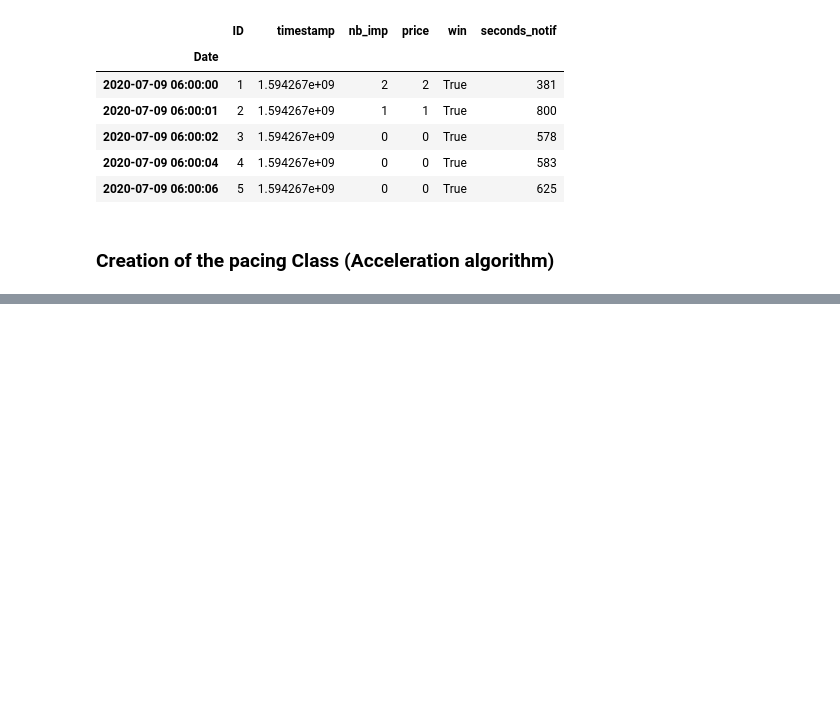
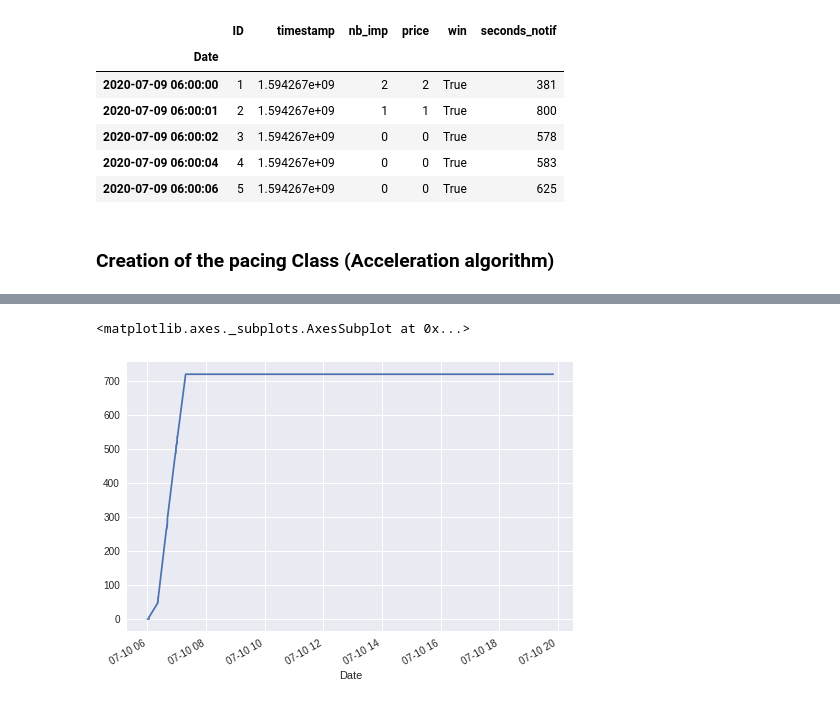
Before and after one commit to ThomasM-mecen/Displayce_internship, a Jupyter notebook: Pacing/Algorithmes.ipynb, the cells around one changed output, grey strips where cells are left out. Saved outputs shown, nothing was run; the diff lists cells and outputs as text; code cells hidden in the pictures; blank space fills up the shorter version.

Commit message:
try to improve pacing but failed currently

```diff
--- a/Pacing/Algorithmes.ipynb
+++ b/Pacing/Algorithmes.ipynb
@@ -251,7 +245,7 @@ at = list()
 spent = list()
 engaged = list()
 pending_notifications = list()
-day = 9
+day = 10
 for current_ts, row in data.iterrows():
     # Send current notifications
     pacing.send_pending_notifications(current_ts)
@@ -300,0 +393,6 @@ data.to_csv('pacing(at)_09-07-2020_07-08-2020.csv', index=True)
+# %%
+data = pd.read_csv('wd_10-07-2020_08-08-2020.csv', index_col="timestamp_string", parse_dates=True)
+data.index.names = ['Date']
+prop = pd.read_csv('proportion_table.csv', index_col = 'hour')
+# %%
+pacing = Algo(daily_budget=3000, nb_hours_day=14, prop_table = prop)
@@ -300,0 +474,7 @@ data.to_csv('pacing(at)_09-07-2020_07-08-2020.csv', index=True)
+# %%
+jour = data['2020-07-10 06:00:00':'2020-07-10 20:00:00']
+# %%
+jour.spent_budget.plot()
+# %% [output]
+<matplotlib.axes._subplots.AxesSubplot at 0x...>
+[figure, added]
```
Also changed, not shown: parts of 8 cells of this notebook, 2 other files.
